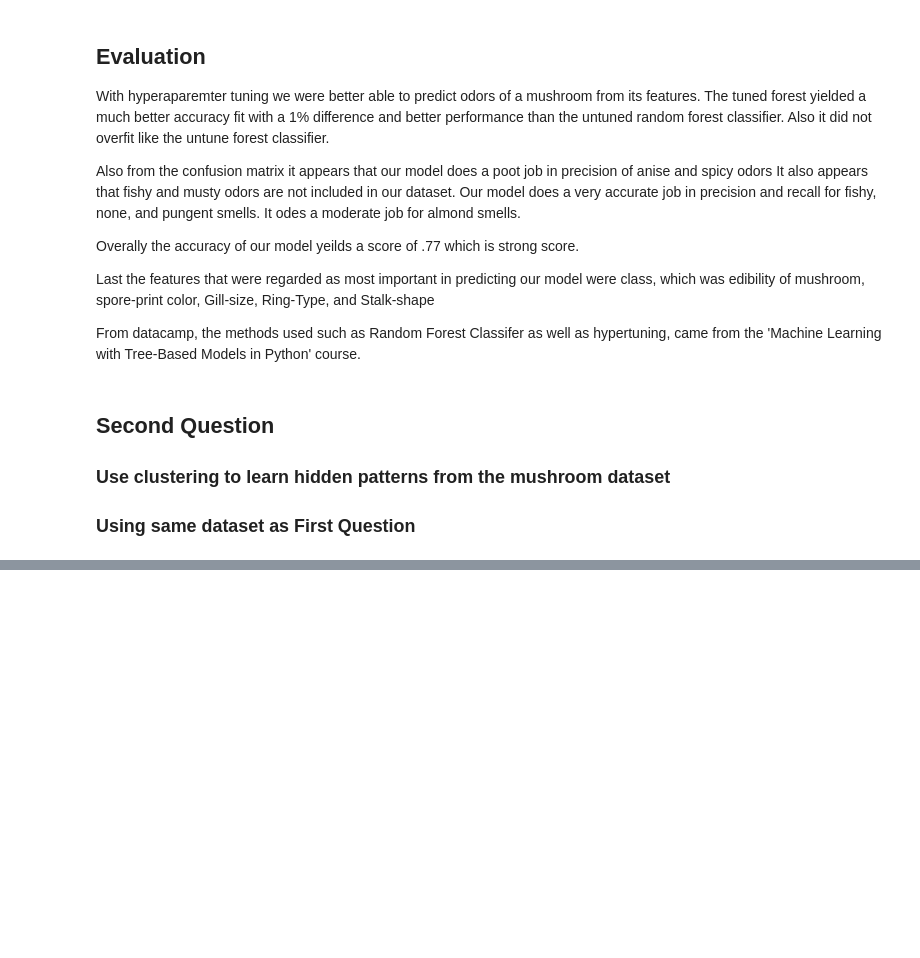
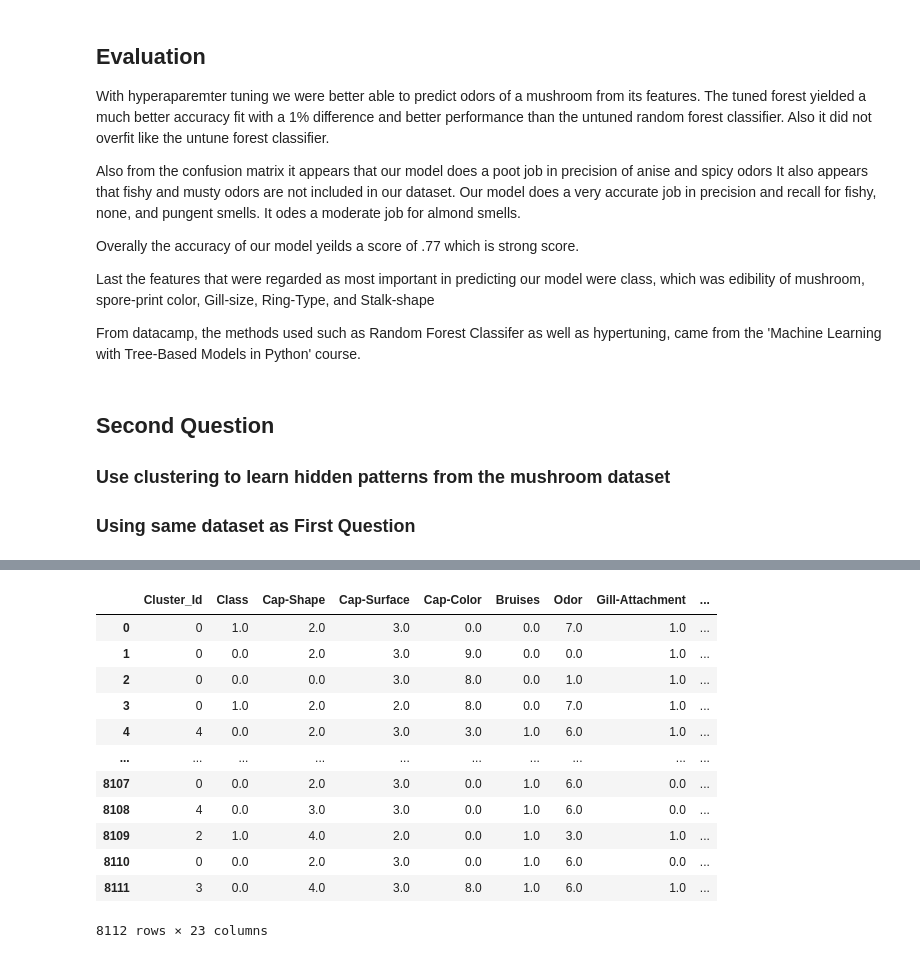
Before and after one commit to willkchan/Practice-ML-Models, a Jupyter notebook: notebook_answer_part_3.ipynb, the cells around one changed output, grey strips where cells are left out. Saved outputs shown, nothing was run; the diff lists cells and outputs as text; code cells hidden in the pictures; blank space fills up the shorter version.

```diff
--- a/notebook_answer_part_3.ipynb
+++ b/notebook_answer_part_3.ipynb
@@ -269,0 +312,24 @@ From datacamp, the methods used such as Random Forest Classifer as well as hyper
+# %%
+km5 = KModes(n_clusters=5, random_state=42)
+km5.fit(X)
+
+kmode_clusters = km5.labels_
+kmode_centroids = km5.cluster_centroids_
+# %%
+mushroom_d = pd.DataFrame(X, columns=mushroom.columns)
+mushroom_d.insert(0, 'Cluster_Id', kmode_clusters)
+mushroom_d
+# %% [output]
+|  | Cluster_Id | Class | Cap-Shape | Cap-Surface | Cap-Color | Bruises | Odor | Gill-Attachment | ... |
+| 0 | 0 | 1.0 | 2.0 | 3.0 | 0.0 | 0.0 | 7.0 | 1.0 | ... |
+| 1 | 0 | 0.0 | 2.0 | 3.0 | 9.0 | 0.0 | 0.0 | 1.0 | ... |
+| 2 | 0 | 0.0 | 0.0 | 3.0 | 8.0 | 0.0 | 1.0 | 1.0 | ... |
+| 3 | 0 | 1.0 | 2.0 | 2.0 | 8.0 | 0.0 | 7.0 | 1.0 | ... |
+| 4 | 4 | 0.0 | 2.0 | 3.0 | 3.0 | 1.0 | 6.0 | 1.0 | ... |
+| ... | ... | ... | ... | ... | ... | ... | ... | ... | ... |
+| 8107 | 0 | 0.0 | 2.0 | 3.0 | 0.0 | 1.0 | 6.0 | 0.0 | ... |
+| 8108 | 4 | 0.0 | 3.0 | 3.0 | 0.0 | 1.0 | 6.0 | 0.0 | ... |
+| 8109 | 2 | 1.0 | 4.0 | 2.0 | 0.0 | 1.0 | 3.0 | 1.0 | ... |
+| 8110 | 0 | 0.0 | 2.0 | 3.0 | 0.0 | 1.0 | 6.0 | 0.0 | ... |
+| 8111 | 3 | 0.0 | 4.0 | 3.0 | 8.0 | 1.0 | 6.0 | 1.0 | ... |
+8112 rows × 23 columns
```
Also changed, not shown: parts of 14 cells of this notebook, 1 other file.
